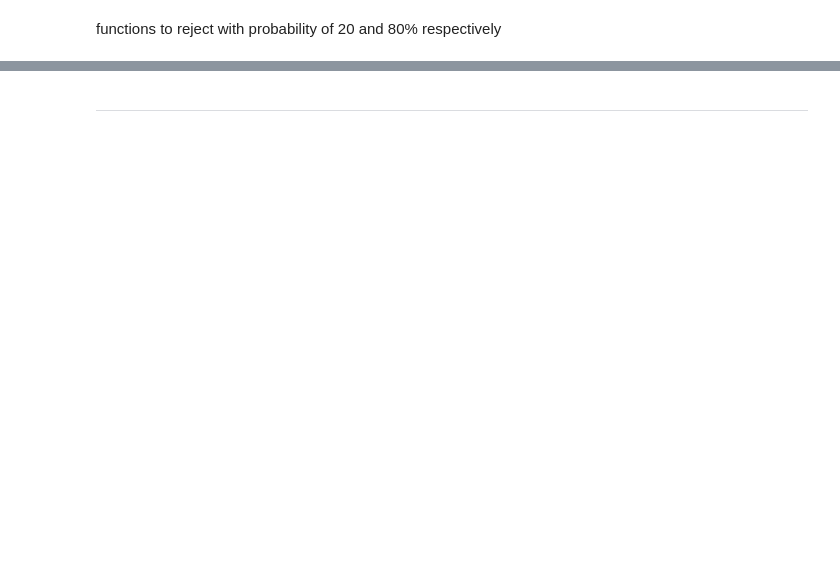
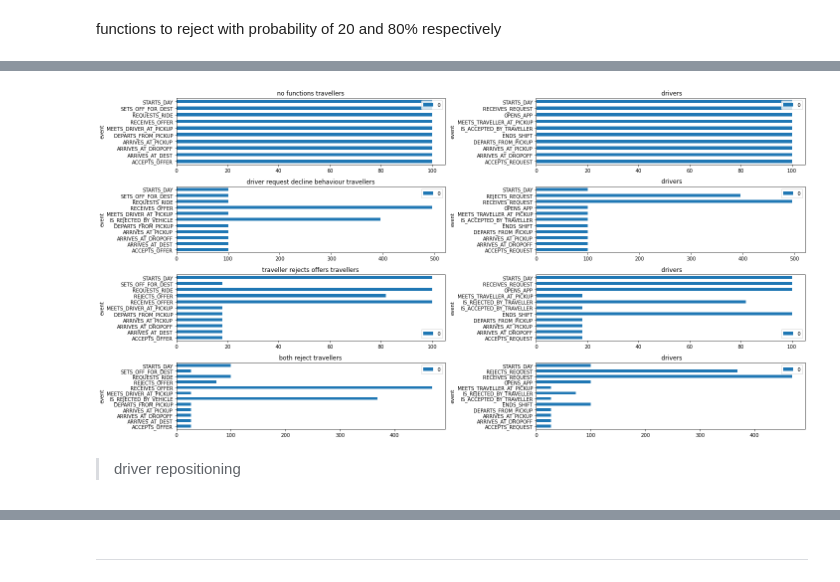
Before and after one commit to RafalKucharskiPK/MaaSSim, a Jupyter notebook: docs/tutorials/06_User defined functionalities.ipynb, the cells around one changed output, grey strips where cells are left out. Cells and saved outputs as stored; diff of their text form; code cells hidden in the pictures; blank space fills up the shorter version.

Commit message:
test rejects test multiple runs

```diff
--- a/docs/tutorials/06_User defined functionalities.ipynb
+++ b/docs/tutorials/06_User defined functionalities.ipynb
@@ -95,6 +45,0 @@ df.plot(kind='barh')
-# %%
-sim = simulate(params = params, f_driver_decline = rand_reject8)
-df = sim.runs[0].trips.groupby('event').size().to_frame()
-df.plot(kind='barh')
-df = sim.runs[0].rides.groupby('event').size().to_frame()
-df.plot(kind='barh')
@@ -124,6 +45,0 @@ df.plot(kind='barh')
-# %%
-sim =simulate(params = params, f_trav_mode = rand_reject8)
-df = sim.runs[0].trips.groupby('event').size().to_frame()
-df.plot(kind='barh')
-df = sim.runs[0].rides.groupby('event').size().to_frame()
-df.plot(kind='barh')
@@ -153,6 +45,0 @@ df.plot(kind='barh')
-# %%
-sim = simulate(params = params, f_driver_decline = rand_reject8, f_trav_mode = rand_reject8)
-df = sim.runs[0].trips.groupby('event').size().to_frame()
-df.plot(kind='barh')
-df = sim.runs[0].rides.groupby('event').size().to_frame()
-df.plot(kind='barh')
@@ -182,6 +45,0 @@ df.plot(kind='barh')
-# %%
-sim = simulate(params = params, f_driver_decline = rand_reject2, f_trav_mode = rand_reject2)
-df = sim.runs[0].trips.groupby('event').size().to_frame()
-df.plot(kind='barh')
-df = sim.runs[0].rides.groupby('event').size().to_frame()
-df.plot(kind='barh')
@@ -208,0 +58,14 @@ df.plot(kind='barh')
+# %%
+import matplotlib.pyplot as plt
+titles = 'no functions','driver request decline behaviour','traveller rejects offers', 'both reject'
+fig, ax = plt.subplots(4,2, figsize = (20,10))
+for i in range(4):
+    df = sim2.runs[i].trips.groupby('event').size().to_frame()
+    df.plot(kind='barh', ax = ax[i][0], title = titles[i]+ " travellers")
+    df = sim2.runs[i].rides.groupby('event').size().to_frame()
+    df.plot(kind='barh', ax = ax[i][1], title =  " drivers")
+fig.tight_layout()
+# %% [output]
+[figure, added]
+# %% [markdown]
+> driver repositioning
```
Also changed, not shown: parts of 17 cells of this notebook, 14 other files.
